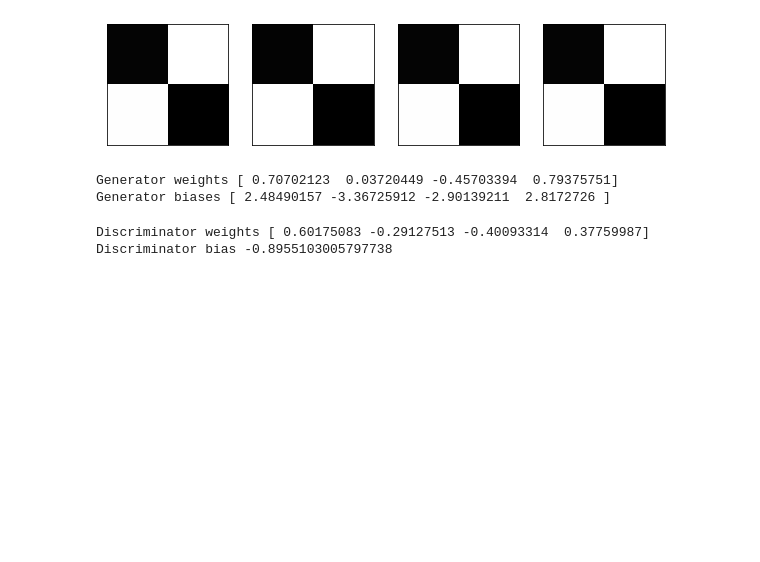
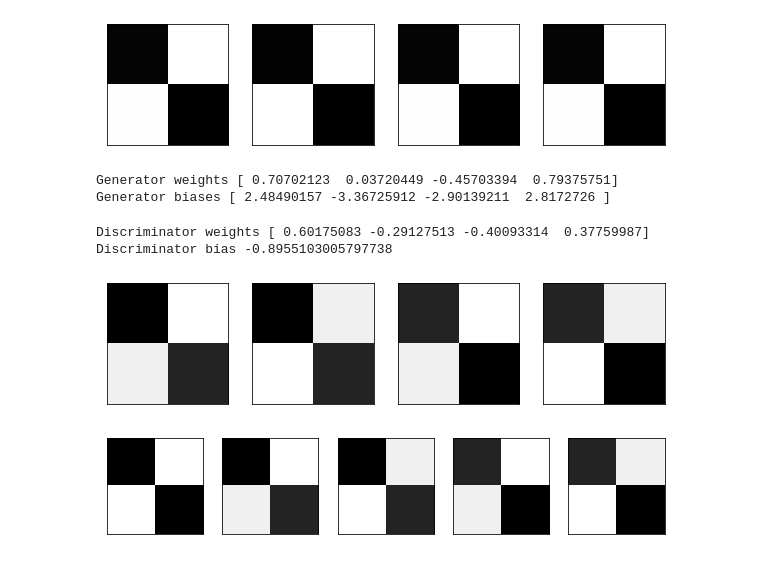
Before and after one commit to sdswoops824/GAN_faces, a Jupyter notebook: GAN_slanted_faces.ipynb, the cells around one changed output. Cells and saved outputs as stored; diff of their text form; code cells hidden in the pictures; blank space fills up the shorter version.

```diff
--- a/GAN_slanted_faces.ipynb
+++ b/GAN_slanted_faces.ipynb
@@ -198,3 +198,24 @@ print("Discriminator bias", D.bias)
 # %% [output]
 Discriminator weights [ 0.60175083 -0.29127513 -0.40093314  0.37759987]
 Discriminator bias -0.8955103005797738
+# %%
+# Examples of faces
+faces = [np.array([0.9,0.1,0.2,0.8]),
+         np.array([0.9,0.2,0.1,0.8]),
+         np.array([0.8,0.1,0.2,0.9]),
+         np.array([0.8,0.2,0.1,0.9])]
+
+_ = view_samples(faces, 1, 4)
+# %% [output]
+[figure, added]
+# %%
+# Examples of faces
+faces = [np.array([1,0,0,1]),
+         np.array([0.9,0.1,0.2,0.8]),
+         np.array([0.9,0.2,0.1,0.8]),
+         np.array([0.8,0.1,0.2,0.9]),
+         np.array([0.8,0.2,0.1,0.9])]
+
+_ = view_samples(faces, 1, 5)
+# %% [output]
+[figure, added]
```
Also changed, not shown: parts of 1 cell of this notebook.
